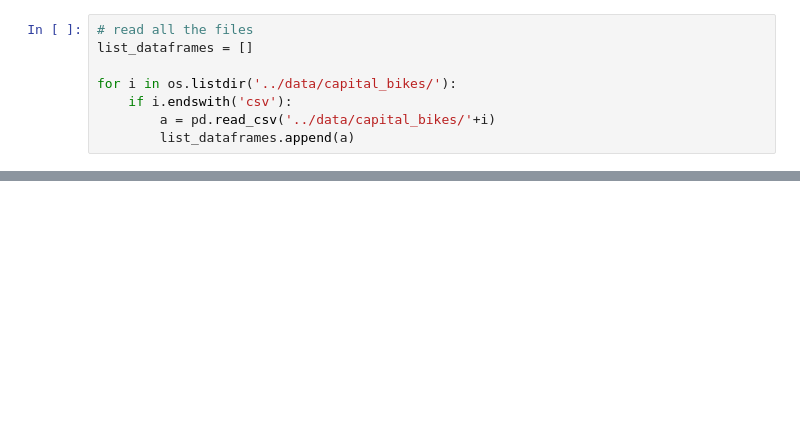
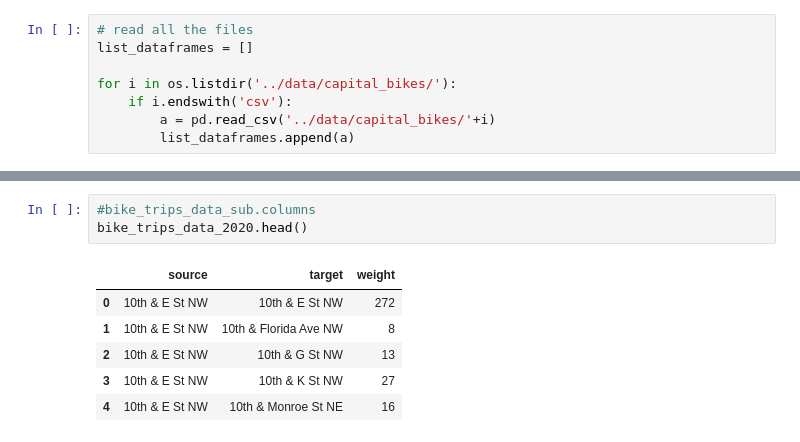
Before and after one commit to jlealtru/website_tutorials, a Jupyter notebook: notebooks/ processing_capital_bikeshare_data.ipynb, the cells around one changed output, grey strips where cells are left out. Saved outputs shown, nothing was run; the diff lists cells and outputs as text; blank space fills up the shorter version.

```diff
--- a/notebooks/ processing_capital_bikeshare_data.ipynb
+++ b/notebooks/ processing_capital_bikeshare_data.ipynb
@@ -247,0 +112,10 @@ test.head()
+# %%
+#bike_trips_data_sub.columns
+bike_trips_data_2020.head()
+# %% [output]
+|  | source | target | weight |
+| 0 | 10th & E St NW | 10th & E St NW | 272 |
+| 1 | 10th & E St NW | 10th & Florida Ave NW | 8 |
+| 2 | 10th & E St NW | 10th & G St NW | 13 |
+| 3 | 10th & E St NW | 10th & K St NW | 27 |
+| 4 | 10th & E St NW | 10th & Monroe St NE | 16 |
```
Also changed, not shown: parts of 51 cells of this notebook, 1 other file.
